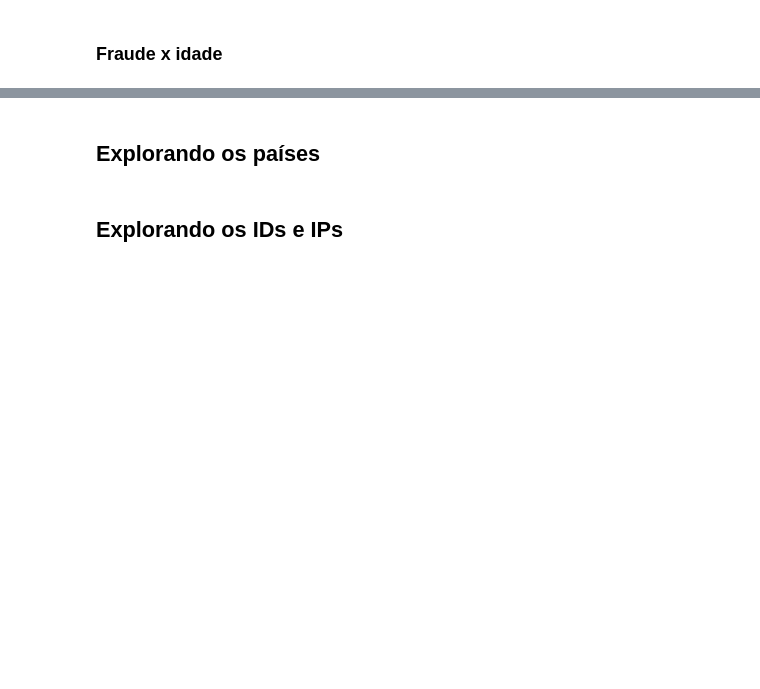
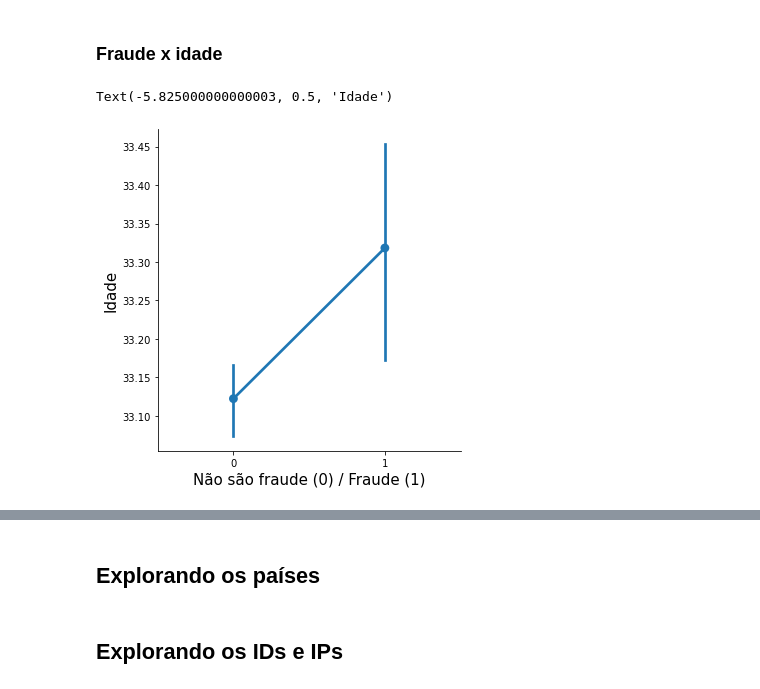
Before and after one commit to marcelogbrito/machine-learning-negocios, a Jupyter notebook: DeteccaoFraudes.ipynb, the cells around one changed output, grey strips where cells are left out. Cells and saved outputs as stored; diff of their text form; code cells hidden in the pictures; blank space fills up the shorter version.

```diff
--- a/DeteccaoFraudes.ipynb
+++ b/DeteccaoFraudes.ipynb
@@ -95,5 +233,8 @@ plt.ylabel("Valor de compra", fontsize=15)
 ### Fraude x idade
 # %%
 sns.factorplot(x="fraude", y="idade", data=fraudes)
-plt.xlabel("Não são fraude (0) / "Fraude (1)", fontsize=15)
-plt.ylabel("Idade", fontsize-15)
+plt.xlabel("Não são fraude (0) / Fraude (1)", fontsize=15)
+plt.ylabel("Idade", fontsize=15)
+# %% [output]
+Text(-5.825000000000003, 0.5, 'Idade')
+[figure, added]
```
Also changed, not shown: parts of 28 cells of this notebook.
